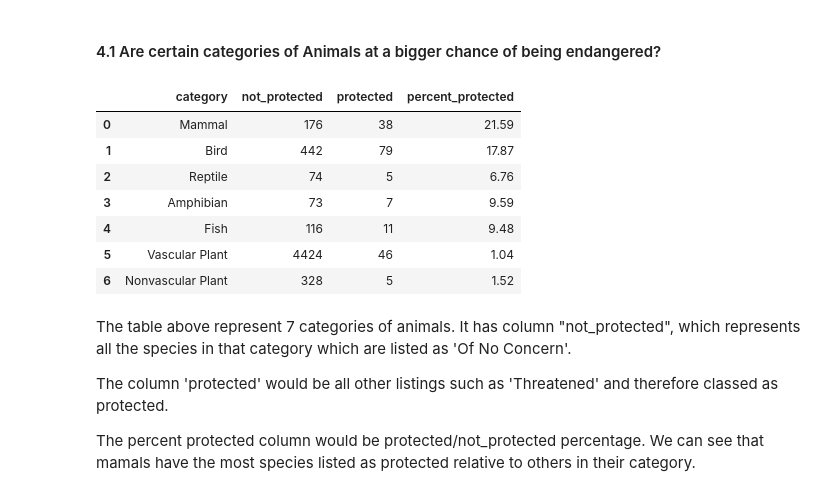
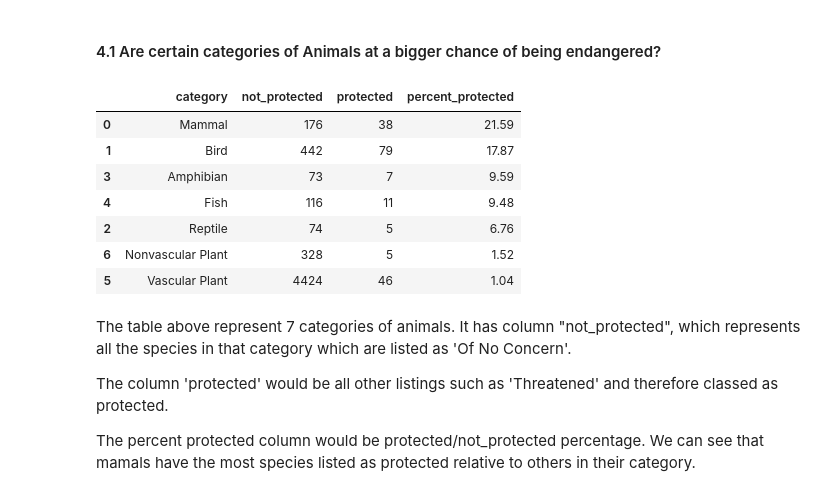
Before and after one commit to Timofeev-A/Biodiversity-in-National-Parks, a Jupyter notebook: biodiversity.ipynb, the cells around one changed output. Saved outputs shown, nothing was run; the diff lists cells and outputs as text; code cells hidden in the pictures.

```diff
--- a/biodiversity.ipynb
+++ b/biodiversity.ipynb
@@ -601,40 +609,39 @@ nonvascular_plant =species.loc[species['category'] == 'Nonvascular Plant']
 
 
 category_frame_list = [mamal, bird, reptile, amphibian, fish, vascular_plant, nonvascular_plant]
 
 protected_list = []
 notprotected_list = []
 
 for sp in category_frame_list:
     protected_list.append(sp.conservation_status[sp.conservation_status != 'Of No Concern'].count())
     notprotected_list.append(sp.conservation_status[sp.conservation_status == 'Of No Concern'].count())
 
 percent_protected = []
 
 for i in range(len(category_frame_list)):
     percent_protected.append(round(protected_list[i]/notprotected_list[i] * 100,2))
 
 
 chi_data = {'category':  ['Mammal', 'Bird', 'Reptile', 'Amphibian', 'Fish', 'Vascular Plant', 'Nonvascular Plant'],
             'not_protected': notprotected_list,'protected': protected_list,
             'percent_protected': percent_protected}
 
 df = pd.DataFrame.from_dict(data=chi_data)
-
-
+df.sort_values("percent_protected", ascending = False, inplace = True)
 
 
 
 display(df)
 # %% [output]
 |  | category | not_protected | protected | percent_protected |
 | 0 | Mammal | 176 | 38 | 21.59 |
 | 1 | Bird | 442 | 79 | 17.87 |
-| 2 | Reptile | 74 | 5 | 6.76 |
 | 3 | Amphibian | 73 | 7 | 9.59 |
 | 4 | Fish | 116 | 11 | 9.48 |
+| 2 | Reptile | 74 | 5 | 6.76 |
+| 6 | Nonvascular Plant | 328 | 5 | 1.52 |
 | 5 | Vascular Plant | 4424 | 46 | 1.04 |
-| 6 | Nonvascular Plant | 328 | 5 | 1.52 |
 # %% [markdown]
 The table above represent 7 categories of animals. It has column "not_protected", which represents all the species in that category which are listed as 'Of No Concern'.
 
```
Also changed, not shown: parts of 8 cells of this notebook.
